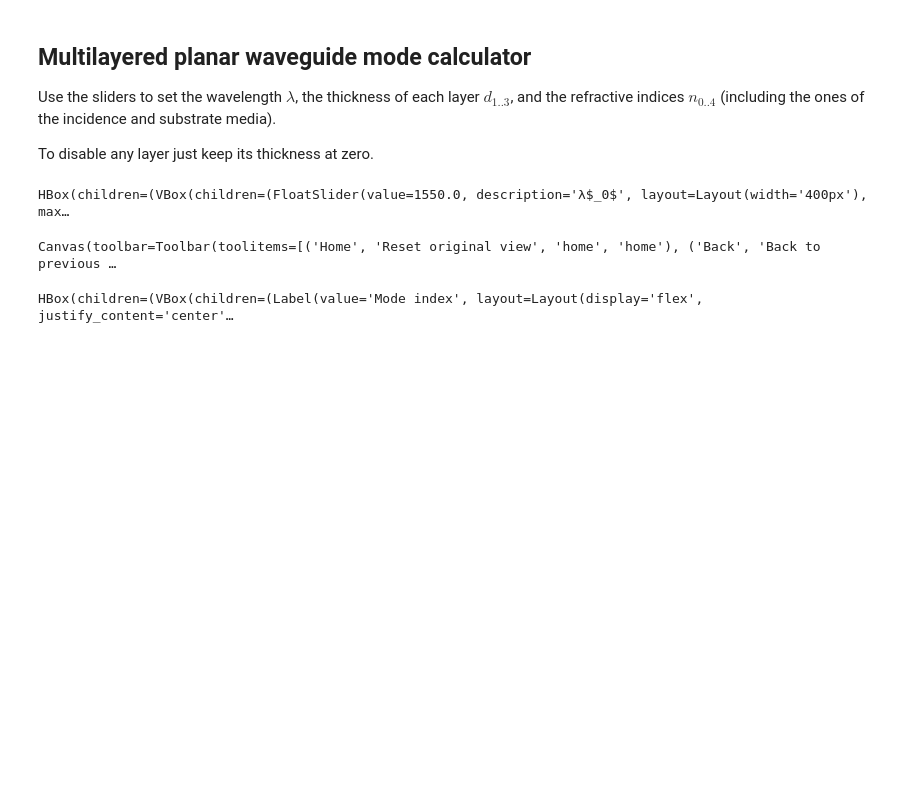
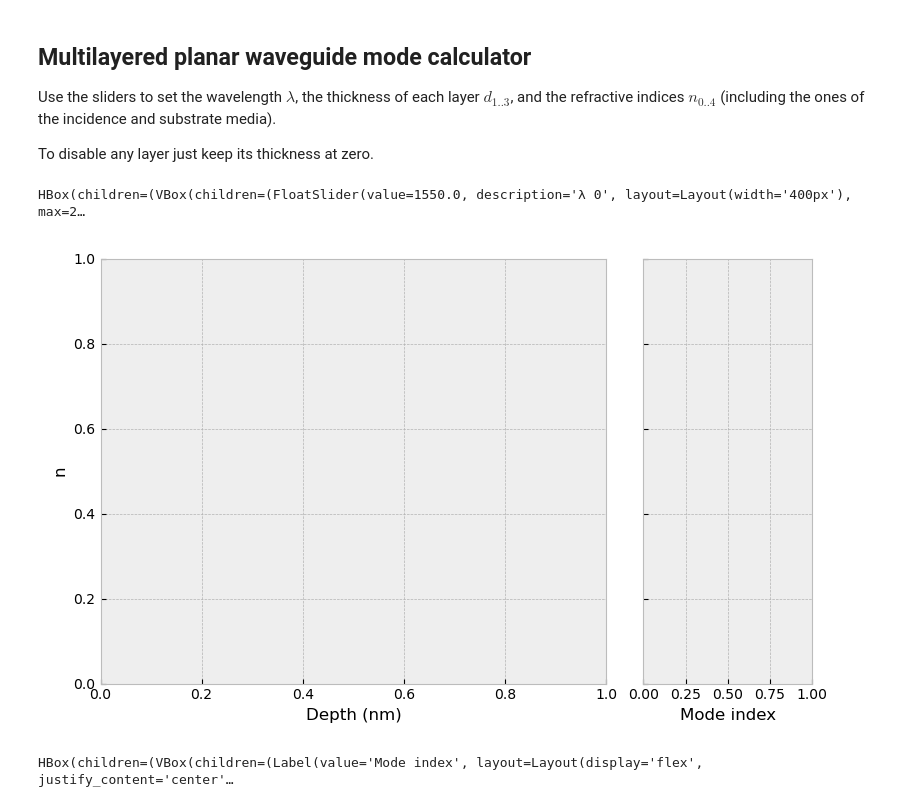
Before and after one commit to andtherewaslight/planar-waveguides, a Jupyter notebook: planar_waveguides_heroku.ipynb, the cells around one changed output. Saved outputs shown, nothing was run; the diff lists cells and outputs as text; code cells hidden in the pictures; blank space fills up the shorter version.

```diff
--- a/planar_waveguides_heroku.ipynb
+++ b/planar_waveguides_heroku.ipynb
@@ -362,11 +360,11 @@ layout_text = widgets.Layout(width='150px')
 index_list_init = np.array([1.0, 3.5, 1.444, 3.5, 1.444])
 thickness_list_init = np.array([220.,0.,0.])
 
-slider_w = widgets.FloatSlider(min=100, max=2000, value=1550., description = "\u03BB$_0$",
+slider_w = widgets.FloatSlider(min=100, max=2000, value=1550., description = "\u03BB 0",
                                 layout=layout_slider)
-sliders_n = [widgets.FloatSlider(min=1., max=4.0, value=index_list_init[ii], description = f"n$_{ii}$",
+sliders_n = [widgets.FloatSlider(min=1., max=4.0, value=index_list_init[ii], description = f"n{ii}",
                                 layout=layout_slider) for ii in range(len(index_list_init))]
-sliders_th = [widgets.FloatSlider(min=0., max=4000., value=thickness_list_init[ii], step= 1, description = f"d$_{ii+1}$",
+sliders_th = [widgets.FloatSlider(min=0., max=4000., value=thickness_list_init[ii], step= 1, description = f"d{ii+1}",
                                   layout=layout_slider) for ii in range(len(thickness_list_init))]
 layout_center = widgets.Layout(display="flex", justify_content="center")
 label_mode_order = [widgets.Label('', layout = layout_center) for aa in range(50)]
@@ -456,33 +454,33 @@ def calc_modes(obj):
 col1= widgets.VBox([slider_w]+sliders_th)
 col2= widgets.VBox(sliders_n)
 all_controls = widgets.HBox([col1,col2])
 
 
 display(all_controls)
 
 fig,(ax,ax2) = plt.subplots(1,2,figsize = (8.,5.),gridspec_kw={'width_ratios': [3,1]})
 ax.set_xlabel('Depth (nm)')
 ax.set_ylabel('n')
 # ax1.set_xlabel('Depth (nm)')
 # ax1.set_ylabel('n')
 # ax2.set_xlabel('Depth (nm)')
 # ax2.set_ylabel('E')
 ax2.set_xlabel('Mode index')
 ax2.set_yticklabels([])
 #ax2.set_ylabel('$neff$')
 fig.canvas.header_visible = False
 fig.tight_layout()
 plt.show()
 
 calc_modes(None)
 
 display(neffs_data)
 
 all_sliders = sliders_n+sliders_th+[slider_w]
 [slider.observe(calc_modes,names = 'value') for slider in all_sliders]
 
 None
 # %% [output]
-HBox(children=(VBox(children=(FloatSlider(value=1550.0, description='λ$_0$', layout=Layout(width='400px'), max…
+HBox(children=(VBox(children=(FloatSlider(value=1550.0, description='λ 0', layout=Layout(width='400px'), max=2…
+[figure, added]
-Canvas(toolbar=Toolbar(toolitems=[('Home', 'Reset original view', 'home', 'home'), ('Back', 'Back to previous …
+HBox(children=(VBox(children=(Label(value='Mode index', layout=Layout(display='flex', justify_content='center'…
-HBox(children=(VBox(children=(Label(value='Mode index', layout=Layout(display='flex', justify_content='center'…
```
Also changed, not shown: parts of 1 cell of this notebook, 2 other files.
